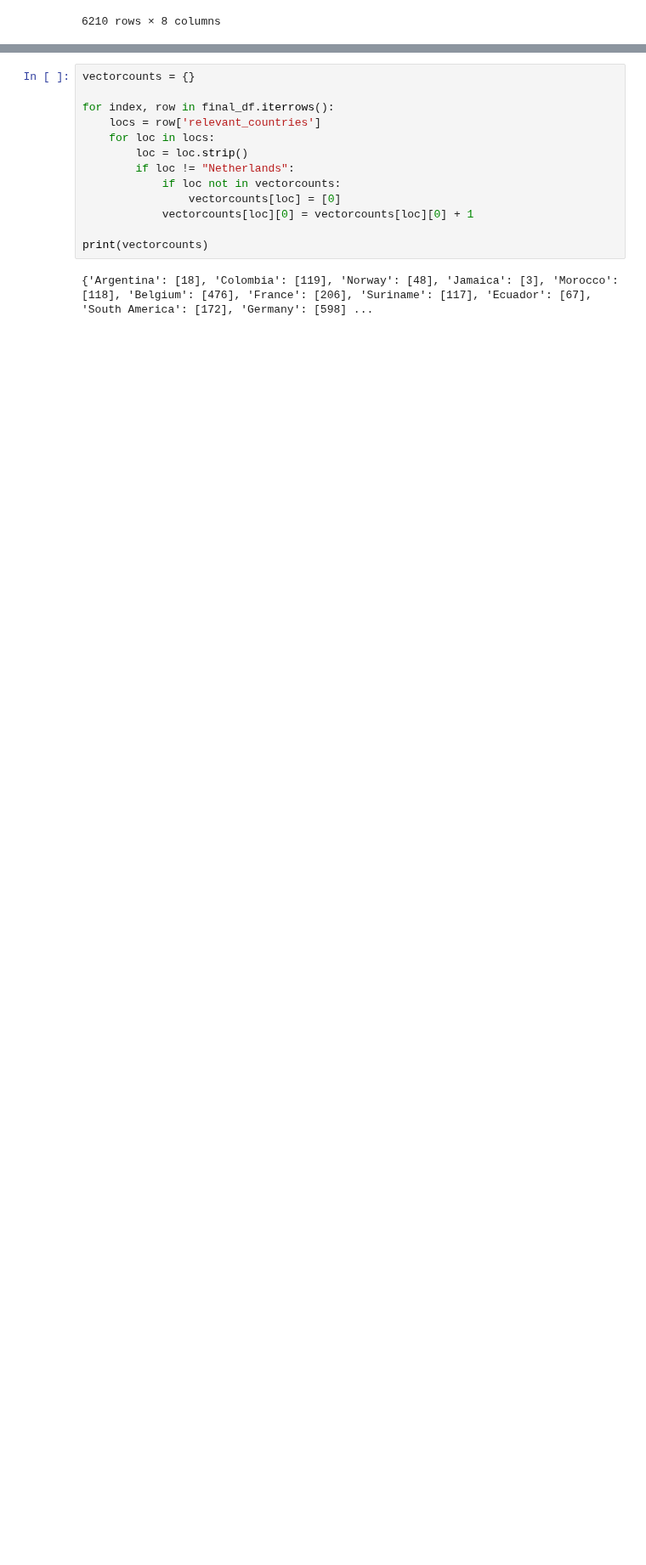
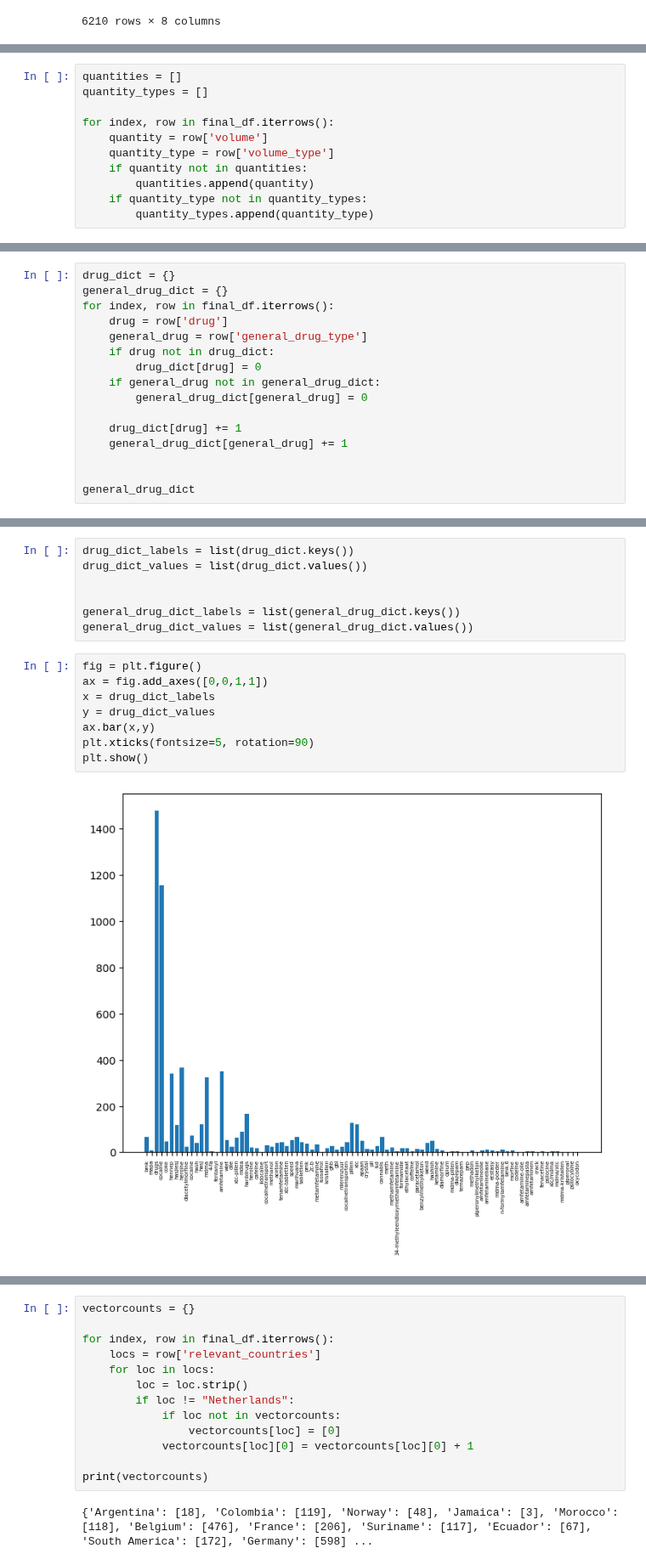
Before and after one commit to bloemetjesgordijn/Master-thesis, a Jupyter notebook: New.ipynb, the cells around one changed output, grey strips where cells are left out. Shown at 85% size. Drawn from its saved outputs; the diff is of its cells as text; blank space fills up the shorter version.

```diff
--- a/New.ipynb
+++ b/New.ipynb
@@ -738,0 +767,11 @@ final_df
+# %%
+quantities = []
+quantity_types = []
+
+for index, row in final_df.iterrows():
+    quantity = row['volume']
+    quantity_type = row['volume_type']
+    if quantity not in quantities:
+        quantities.append(quantity)
+    if quantity_type not in quantity_types:
+        quantity_types.append(quantity_type)
@@ -738,0 +800,16 @@ final_df
+# %%
+drug_dict = {}
+general_drug_dict = {}
+for index, row in final_df.iterrows():
+    drug = row['drug']
+    general_drug = row['general_drug_type']
+    if drug not in drug_dict:
+        drug_dict[drug] = 0
+    if general_drug not in general_drug_dict:
+        general_drug_dict[general_drug] = 0
+
+    drug_dict[drug] += 1
+    general_drug_dict[general_drug] += 1
+
+
+general_drug_dict
@@ -738,0 +825,17 @@ final_df
+# %%
+drug_dict_labels = list(drug_dict.keys())
+drug_dict_values = list(drug_dict.values())
+
+
+general_drug_dict_labels = list(general_drug_dict.keys())
+general_drug_dict_values = list(general_drug_dict.values())
+# %%
+fig = plt.figure()
+ax = fig.add_axes([0,0,1,1])
+x = drug_dict_labels
+y = drug_dict_values
+ax.bar(x,y)
+plt.xticks(fontsize=5, rotation=90)
+plt.show()
+# %% [output]
+[figure, added]
```
Also changed, not shown: parts of 16 cells of this notebook.
